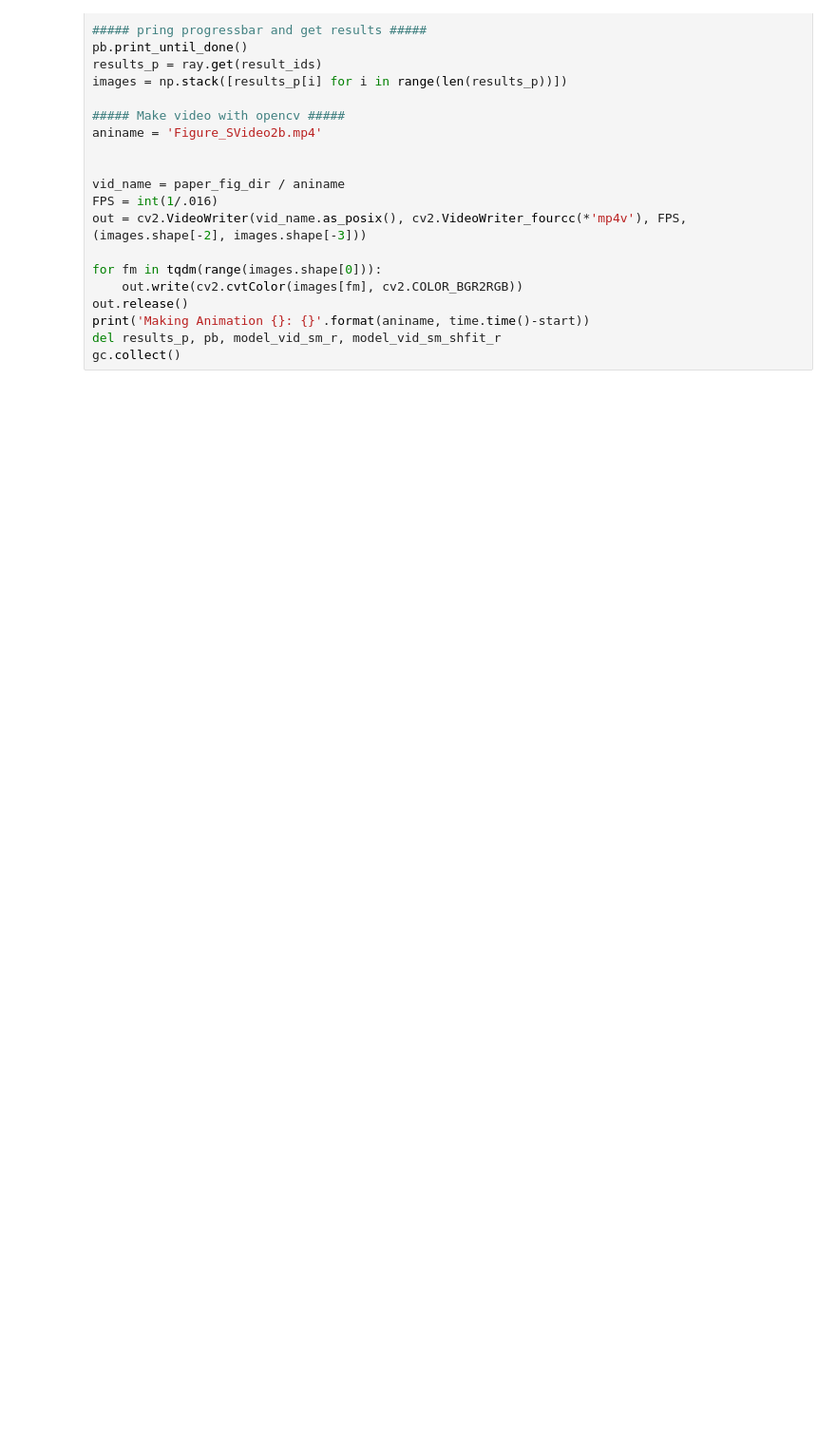
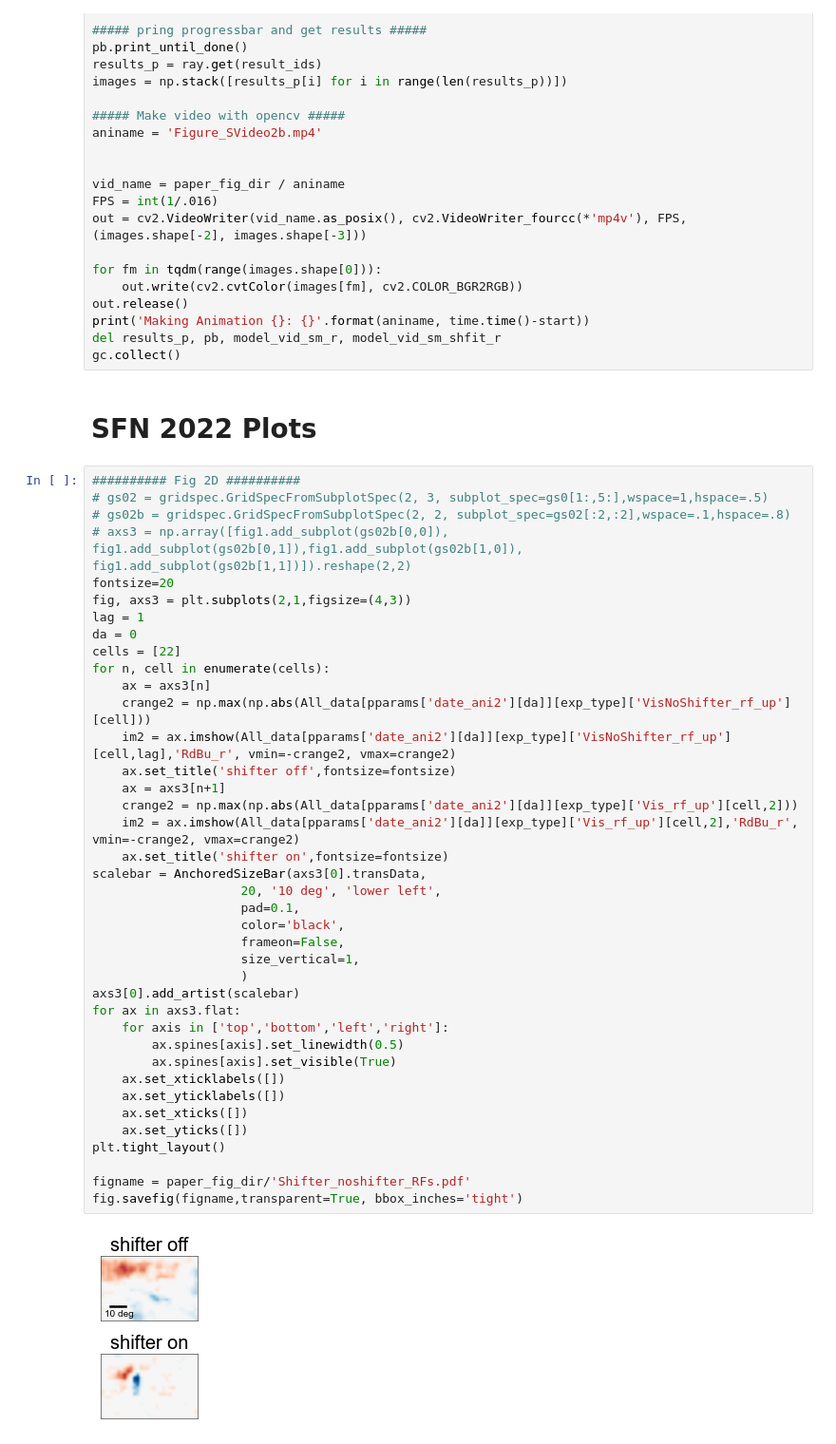
Before and after one commit to elliottabe/pytorchGLM, a Jupyter notebook: Make_Plots.ipynb, the cells around one changed output. Shown at 95% size. Cells and saved outputs as stored; diff of their text form; blank space fills up the shorter version.

```diff
--- a/Make_Plots.ipynb
+++ b/Make_Plots.ipynb
@@ -3169,3 +3173,46 @@ out.release()
 print('Making Animation {}: {}'.format(aniname, time.time()-start))
 del results_p, pb, model_vid_sm_r, model_vid_sm_shfit_r
 gc.collect()
+# %% [markdown]
+# SFN 2022 Plots
+# %%
+########## Fig 2D ##########
+# gs02 = gridspec.GridSpecFromSubplotSpec(2, 3, subplot_spec=gs0[1:,5:],wspace=1,hspace=.5)
+# gs02b = gridspec.GridSpecFromSubplotSpec(2, 2, subplot_spec=gs02[:2,:2],wspace=.1,hspace=.8)
+# axs3 = np.array([fig1.add_subplot(gs02b[0,0]), fig1.add_subplot(gs02b[0,1]),fig1.add_subplot(gs02b[1,0]), fig1.add_subplot(gs02b[1,1])]).reshape(2,2)
+fontsize=20
+fig, axs3 = plt.subplots(2,1,figsize=(4,3))
+lag = 1
+da = 0
+cells = [22]
+for n, cell in enumerate(cells):
+    ax = axs3[n]
+    crange2 = np.max(np.abs(All_data[pparams['date_ani2'][da]][exp_type]['VisNoShifter_rf_up'][cell]))
+    im2 = ax.imshow(All_data[pparams['date_ani2'][da]][exp_type]['VisNoShifter_rf_up'][cell,lag],'RdBu_r', vmin=-crange2, vmax=crange2)
+    ax.set_title('shifter off',fontsize=fontsize)
+    ax = axs3[n+1]
+    crange2 = np.max(np.abs(All_data[pparams['date_ani2'][da]][exp_type]['Vis_rf_up'][cell,2]))
+    im2 = ax.imshow(All_data[pparams['date_ani2'][da]][exp_type]['Vis_rf_up'][cell,2],'RdBu_r', vmin=-crange2, vmax=crange2)
+    ax.set_title('shifter on',fontsize=fontsize)
+scalebar = AnchoredSizeBar(axs3[0].transData,
+                    20, '10 deg', 'lower left',
+                    pad=0.1,
+                    color='black',
+                    frameon=False,
+                    size_vertical=1,
+                    )
+axs3[0].add_artist(scalebar)
+for ax in axs3.flat:
+    for axis in ['top','bottom','left','right']:
+        ax.spines[axis].set_linewidth(0.5)
+        ax.spines[axis].set_visible(True)
+    ax.set_xticklabels([])
+    ax.set_yticklabels([])
+    ax.set_xticks([])
+    ax.set_yticks([])
+plt.tight_layout()
+
+figname = paper_fig_dir/'Shifter_noshifter_RFs.pdf'
+fig.savefig(figname,transparent=True, bbox_inches='tight')
+# %% [output]
+[figure, added]
```
Also changed, not shown: parts of 5 cells of this notebook, 9 other files.
